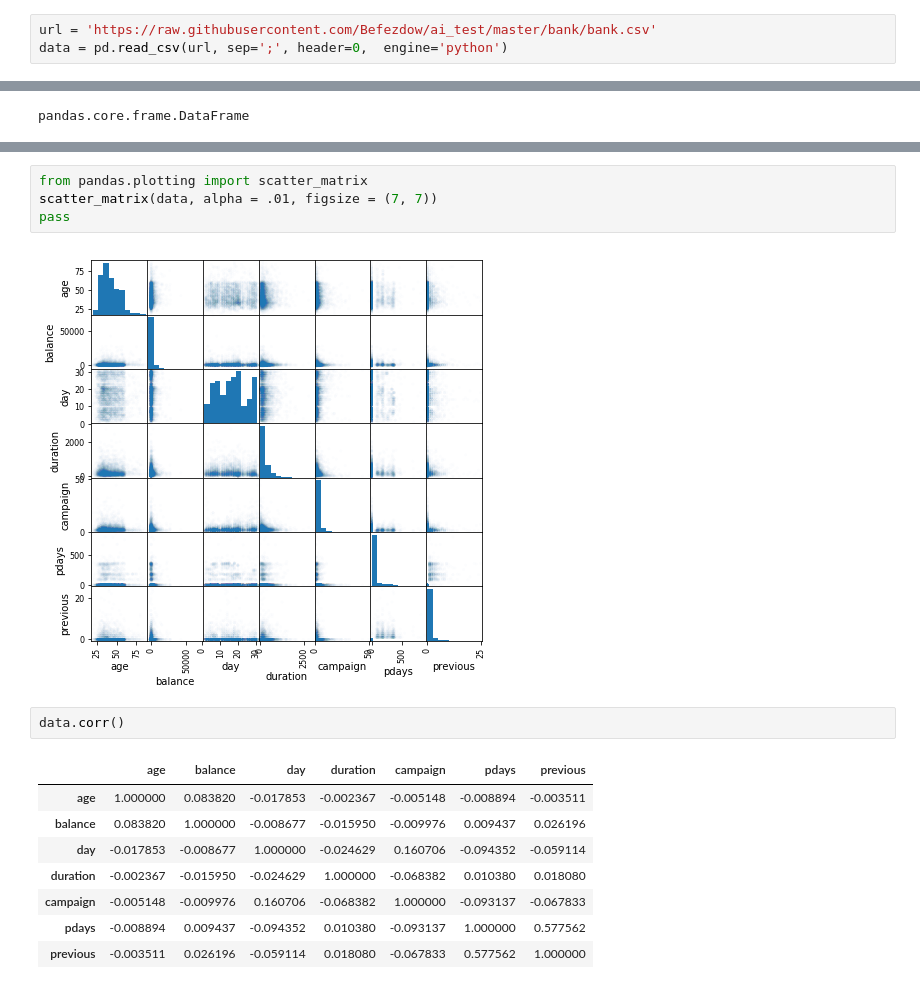
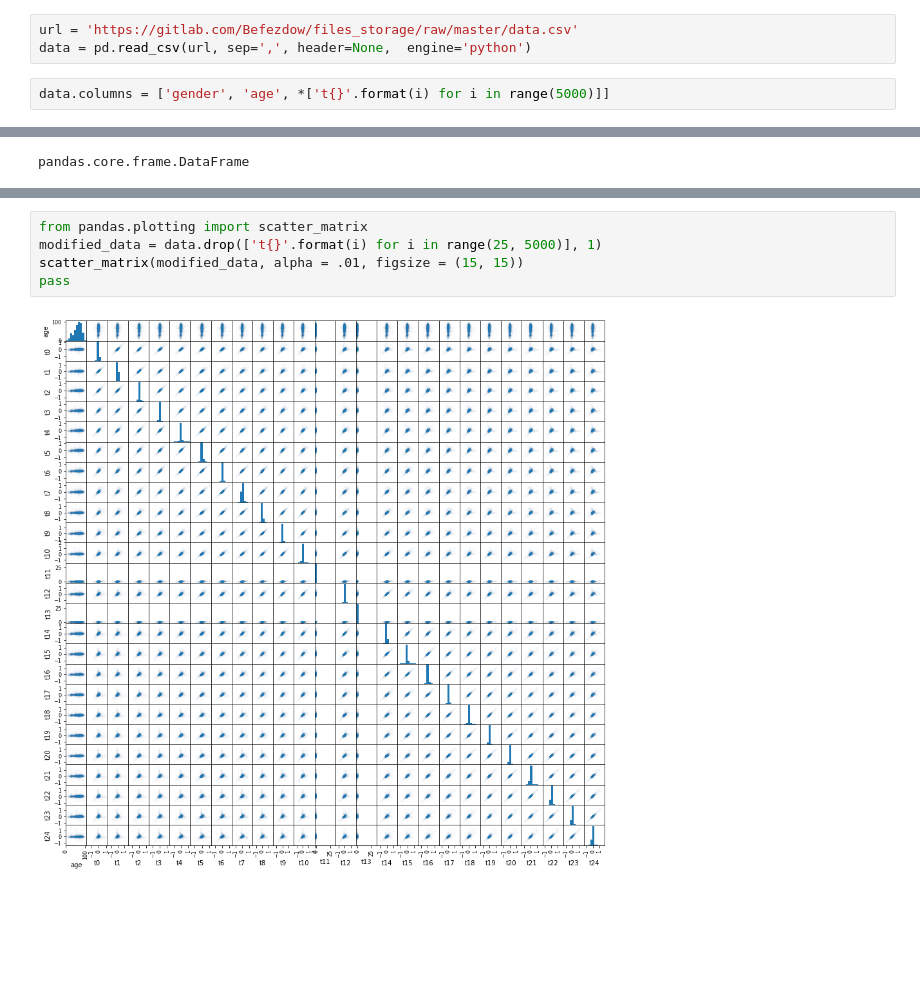
Before and after one commit to Befezdow/ai_test, a Jupyter notebook: data_playing.ipynb, the cells around one changed output, grey strips where cells are left out. Drawn from its saved outputs; the diff is of its cells as text; blank space fills up the shorter version.

```diff
--- a/data_playing.ipynb
+++ b/data_playing.ipynb
@@ -6,8 +8,10 @@ import matplotlib.pyplot as plt
 import pandas as pd
 %matplotlib inline
 # %%
-url = 'https://raw.githubusercontent.com/Befezdow/ai_test/master/bank/bank.csv'
-data = pd.read_csv(url, sep=';', header=0,  engine='python')
+url = 'https://gitlab.com/Befezdow/files_storage/raw/master/data.csv'
+data = pd.read_csv(url, sep=',', header=None,  engine='python')
+# %%
+data.columns = ['gender', 'age', *['t{}'.format(i) for i in range(5000)]]
 # %%
 type(data)
 # %% [output]
@@ -148,17 +148,7 @@ data.describe()
 # %%
 from pandas.plotting import scatter_matrix
-scatter_matrix(data, alpha = .01, figsize = (7, 7))
+modified_data = data.drop(['t{}'.format(i) for i in range(25, 5000)], 1)
+scatter_matrix(modified_data, alpha = .01, figsize = (15, 15))
 pass
 # %% [output]
-[figure, old version]
+[figure, new version]
-# %%
-data.corr()
-# %% [output]
-|  | age | balance | day | duration | campaign | pdays | previous |
-| age | 1.000000 | 0.083820 | -0.017853 | -0.002367 | -0.005148 | -0.008894 | -0.003511 |
-| balance | 0.083820 | 1.000000 | -0.008677 | -0.015950 | -0.009976 | 0.009437 | 0.026196 |
-| day | -0.017853 | -0.008677 | 1.000000 | -0.024629 | 0.160706 | -0.094352 | -0.059114 |
-| duration | -0.002367 | -0.015950 | -0.024629 | 1.000000 | -0.068382 | 0.010380 | 0.018080 |
-| campaign | -0.005148 | -0.009976 | 0.160706 | -0.068382 | 1.000000 | -0.093137 | -0.067833 |
-| pdays | -0.008894 | 0.009437 | -0.094352 | 0.010380 | -0.093137 | 1.000000 | 0.577562 |
-| previous | -0.003511 | 0.026196 | -0.059114 | 0.018080 | -0.067833 | 0.577562 | 1.000000 |
```
Also changed, not shown: parts of 50 cells of this notebook.
